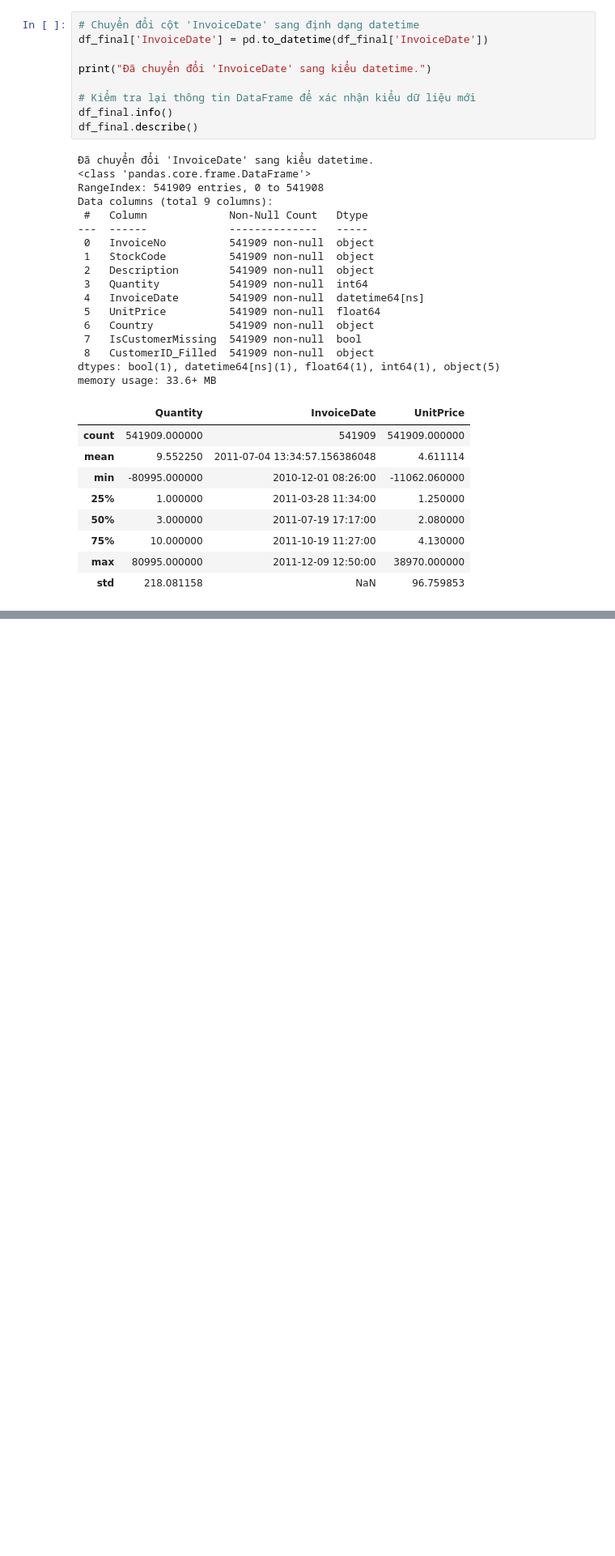
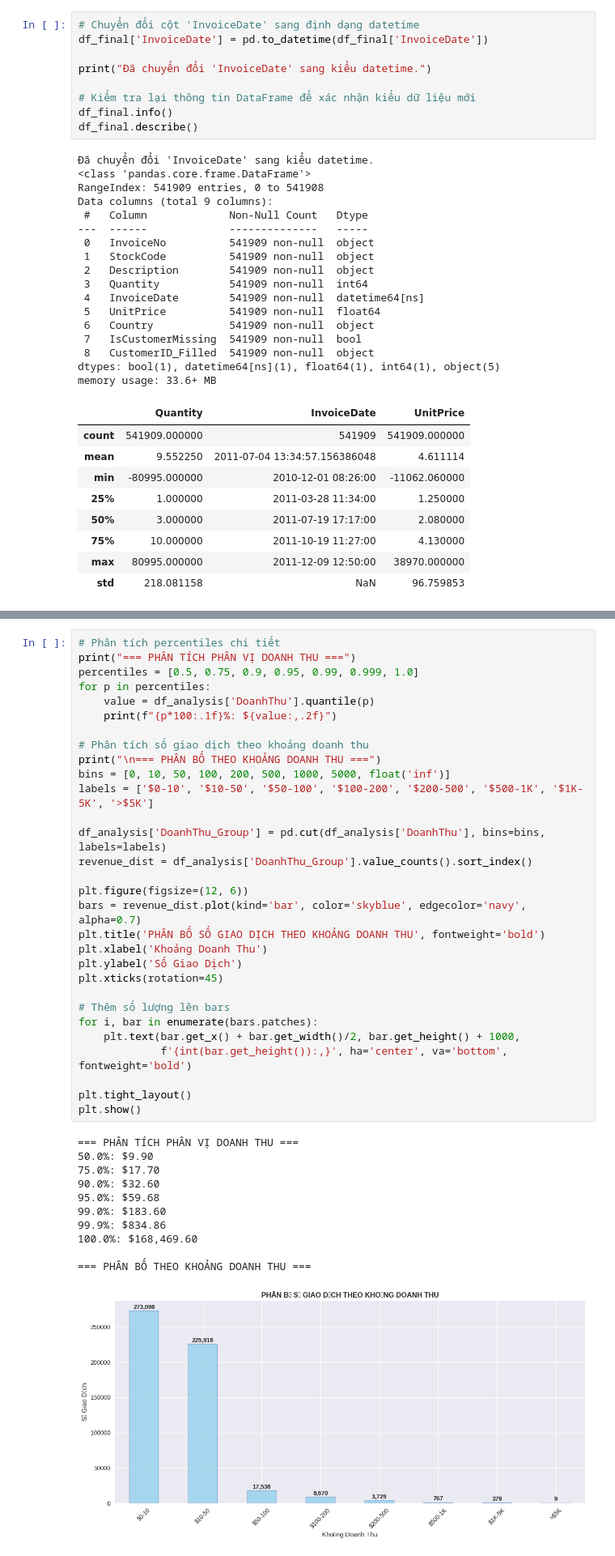
Before and after one commit to CoNhanQuy/CN-DA22TTB-CoNhanQuy-PhanTichDuLieu, a Jupyter notebook: CN-DA22TTB-CoNhanQuy-PTDL-python.ipynb, the cells around one changed output, grey strips where cells are left out. Shown at 81% size. Cells and saved outputs as stored; diff of their text form; blank space fills up the shorter version.

```diff
--- a/CN-DA22TTB-CoNhanQuy-PTDL-python.ipynb
+++ b/CN-DA22TTB-CoNhanQuy-PTDL-python.ipynb
@@ -232,0 +455,42 @@ memory usage: 33.6+ MB
+# %%
+# Phân tích percentiles chi tiết
+print("=== PHÂN TÍCH PHÂN VỊ DOANH THU ===")
+percentiles = [0.5, 0.75, 0.9, 0.95, 0.99, 0.999, 1.0]
+for p in percentiles:
+    value = df_analysis['DoanhThu'].quantile(p)
+    print(f"{p*100:.1f}%: ${value:,.2f}")
+
+# Phân tích số giao dịch theo khoảng doanh thu
+print("\n=== PHÂN BỐ THEO KHOẢNG DOANH THU ===")
+bins = [0, 10, 50, 100, 200, 500, 1000, 5000, float('inf')]
+labels = ['$0-10', '$10-50', '$50-100', '$100-200', '$200-500', '$500-1K', '$1K-5K', '>$5K']
+
+df_analysis['DoanhThu_Group'] = pd.cut(df_analysis['DoanhThu'], bins=bins, labels=labels)
+revenue_dist = df_analysis['DoanhThu_Group'].value_counts().sort_index()
+
+plt.figure(figsize=(12, 6))
+bars = revenue_dist.plot(kind='bar', color='skyblue', edgecolor='navy', alpha=0.7)
+plt.title('PHÂN BỐ SỐ GIAO DỊCH THEO KHOẢNG DOANH THU', fontweight='bold')
+plt.xlabel('Khoảng Doanh Thu')
+plt.ylabel('Số Giao Dịch')
+plt.xticks(rotation=45)
+
+# Thêm số lượng lên bars
+for i, bar in enumerate(bars.patches):
+    plt.text(bar.get_x() + bar.get_width()/2, bar.get_height() + 1000,
+             f'{int(bar.get_height()):,}', ha='center', va='bottom', fontweight='bold')
+
+plt.tight_layout()
+plt.show()
+# %% [output]
+=== PHÂN TÍCH PHÂN VỊ DOANH THU ===
+50.0%: $9.90
+75.0%: $17.70
+90.0%: $32.60
+95.0%: $59.68
+99.0%: $183.60
+99.9%: $834.86
+100.0%: $168,469.60
+
+=== PHÂN BỐ THEO KHOẢNG DOANH THU ===
+[figure, added]
```
Also changed, not shown: parts of 16 cells of this notebook.
